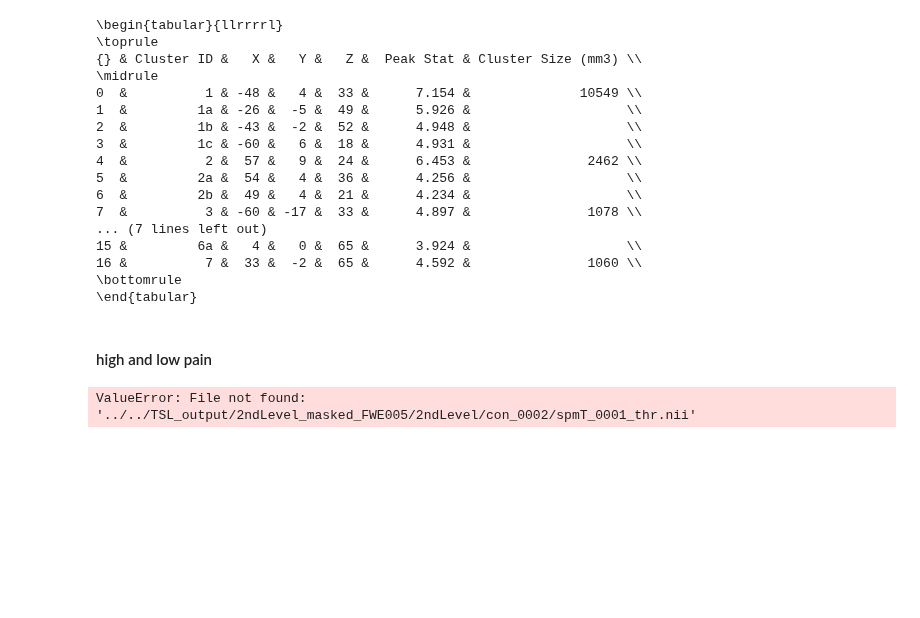
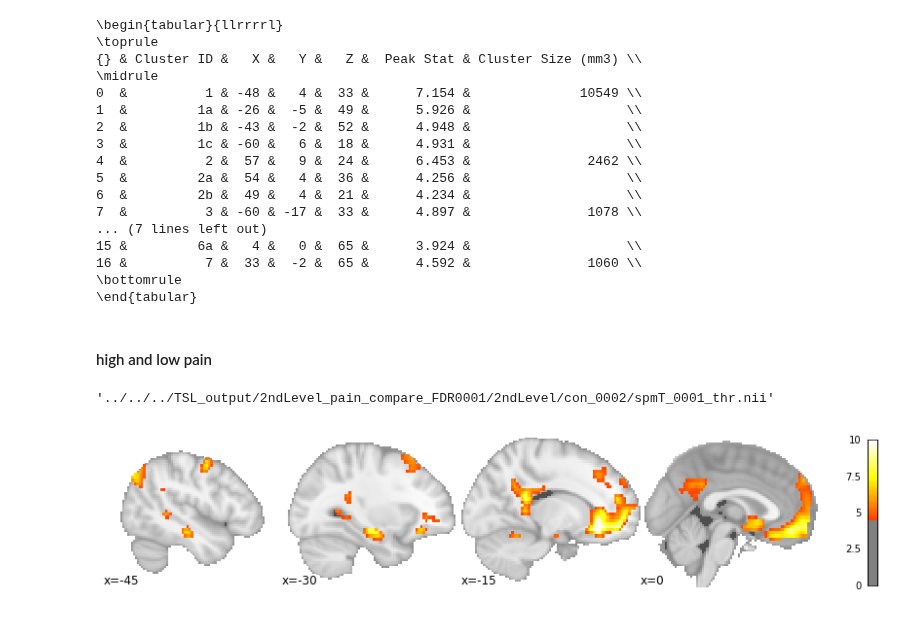
Before and after one commit to syzhang/tsl_hbi, a Jupyter notebook: imaging_plot/visualise.ipynb, the cells around one changed output. Saved outputs shown, nothing was run; the diff lists cells and outputs as text; code cells hidden in the pictures; blank space fills up the shorter version.

Commit message:
replot pain mains

```diff
--- a/imaging_plot/visualise.ipynb
+++ b/imaging_plot/visualise.ipynb
@@ -709,17 +709,21 @@ print(table.to_latex())
 #### high and low pain
 # %%
 # high pain
-# img = '../../TSL_output/2ndLevel_masked_FWE005/2ndLevel/con_0002/spmT_0001_thr.nii'
-img = '../../../TSL_output/'
+img = '../../../TSL_output/2ndLevel_pain_compare_FDR0001/2ndLevel/con_0002/spmT_0001_thr.nii'
 z_map = img
+# %%
+z_map
+# %% [output]
+'../../../TSL_output/2ndLevel_pain_compare_FDR0001/2ndLevel/con_0002/spmT_0001_thr.nii'
 # %%
 from nilearn.glm import threshold_stats_img
 clean_map, threshold = threshold_stats_img(
-    z_map, alpha=.001, height_control='fpr', cluster_threshold=10)
-peak_x = np.unique(peaks['X'])
-g = nilearn.plotting.plot_stat_map(clean_map, threshold=threshold, vmax=7,
+    z_map, alpha=.05, height_control='bonferroni', cluster_threshold=10)
+# peak_x = np.unique(peaks['X'])
+peak_x = [-45, -30, -15, 0]
+g = nilearn.plotting.plot_stat_map(clean_map, threshold=threshold, vmax=10,
               display_mode='x', cut_coords=(peak_x), draw_cross=False)
 #               title=ttl+'(unthresholded p=0.001)')
 g.savefig('./figs/high_pain_x.pdf')
 # %% [output]
-ValueError: File not found: '../../TSL_output/2ndLevel_masked_FWE005/2ndLevel/con_0002/spmT_0001_thr.nii'
+[figure, added]
```
Also changed, not shown: parts of 8 cells of this notebook, 6 other files.
